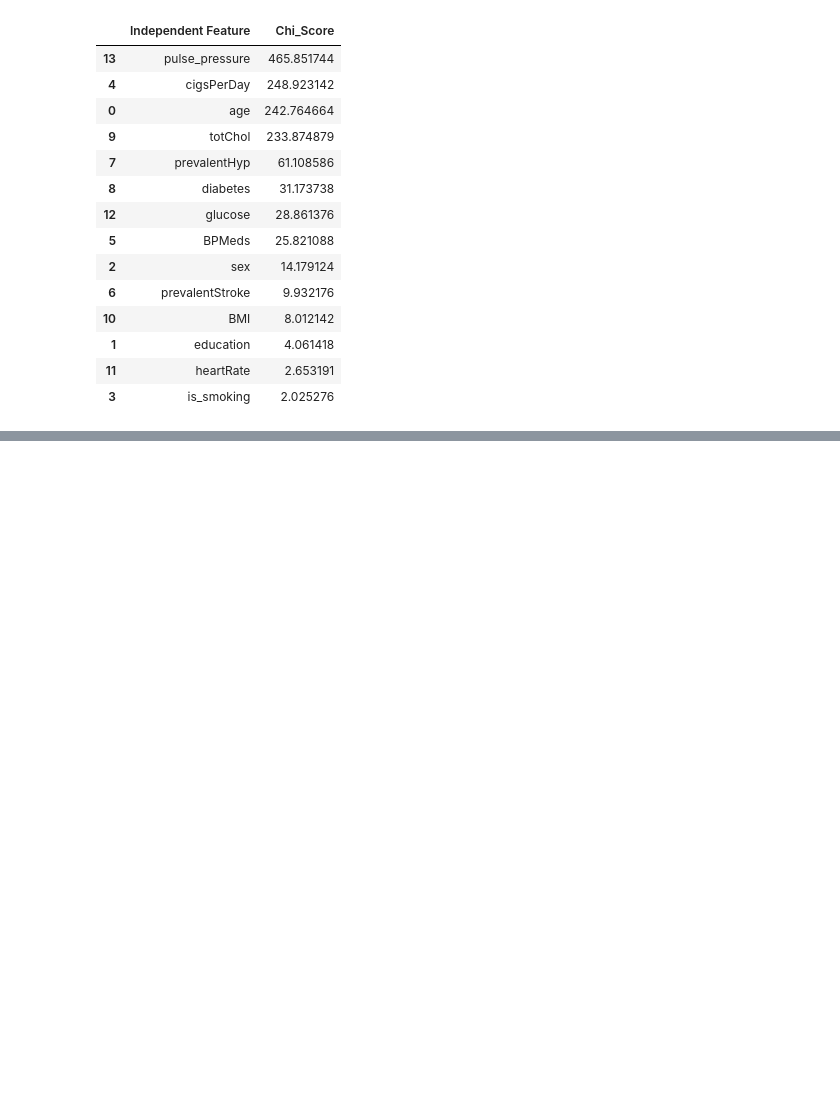
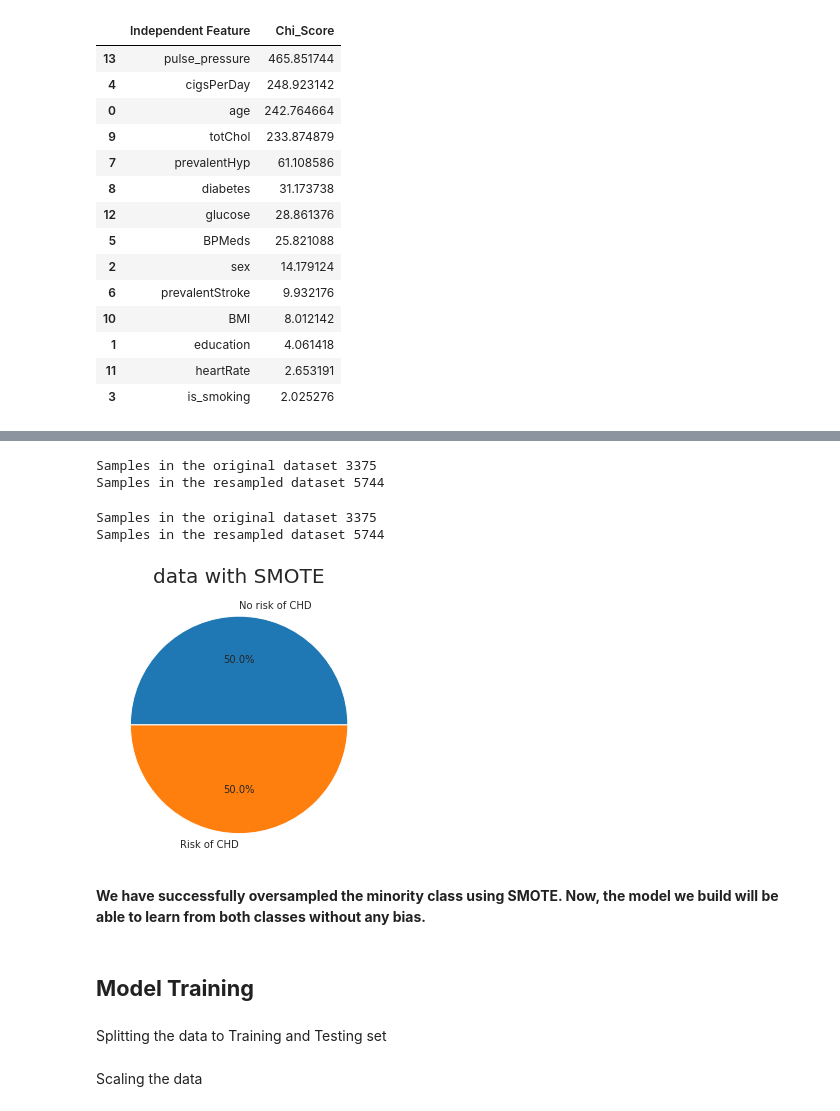
Before and after one commit to NavedMansuri/Cardiovascular-Risk-Prediction, a Jupyter notebook: Cardiovascular_Risk_Prediction_Capstone_Project_By_Naved_.ipynb, the cells around one changed output, grey strips where cells are left out. Saved outputs shown, nothing was run; the diff lists cells and outputs as text; code cells hidden in the pictures; blank space fills up the shorter version.

```diff
--- a/Cardiovascular_Risk_Prediction_Capstone_Project_By_Naved_.ipynb
+++ b/Cardiovascular_Risk_Prediction_Capstone_Project_By_Naved_.ipynb
@@ -596,0 +634,19 @@ plt.show()
+# %%
+# Resampling the minority class
+smote = SMOTE(sampling_strategy='minority', random_state=42)
+# Fit the model to generate the data.
+X_smote, y_smote = smote.fit_resample(X, y)
+# X, y = sm.fit_resample(df_transformed.drop('TenYearCHD', axis=1), df_transformed['TenYearCHD'])
+df_smote = pd.concat([pd.DataFrame(X_smote), pd.DataFrame(y_smote)], axis=1)
+
+print('Samples in the original dataset', len(y))
+print('Samples in the resampled dataset', len(y_smote))
+# %% [output]
+Samples in the original dataset 3375
+Samples in the resampled dataset 5744
+# %%
+print('Samples in the original dataset', len(X))
+print('Samples in the resampled dataset', len(X_smote))
+# %% [output]
+Samples in the original dataset 3375
+Samples in the resampled dataset 5744
@@ -596,0 +662,15 @@ plt.show()
+# %%
+# Let's just have a look traget variable after applying SMOTE
+plt.figure(figsize=(10,5))
+labels = ['No risk of CHD','Risk of CHD']
+plt.pie(df_smote["TenYearCHD"].value_counts(),autopct="%1.1f%%",labels = labels)
+plt.title("data with SMOTE",size=20)
+plt.show()
+# %% [output]
+[figure, added]
+# %% [markdown]
+**We have successfully oversampled the minority class using SMOTE. Now, the model we build will be able to learn from both classes without any bias.**
+# %% [markdown]
+## **Model Training**
+# %% [markdown]
+Splitting the data to Training and Testing set
@@ -596,0 +679,2 @@ plt.show()
+# %% [markdown]
+ Scaling the data
```
Also changed, not shown: parts of 72 cells of this notebook.
